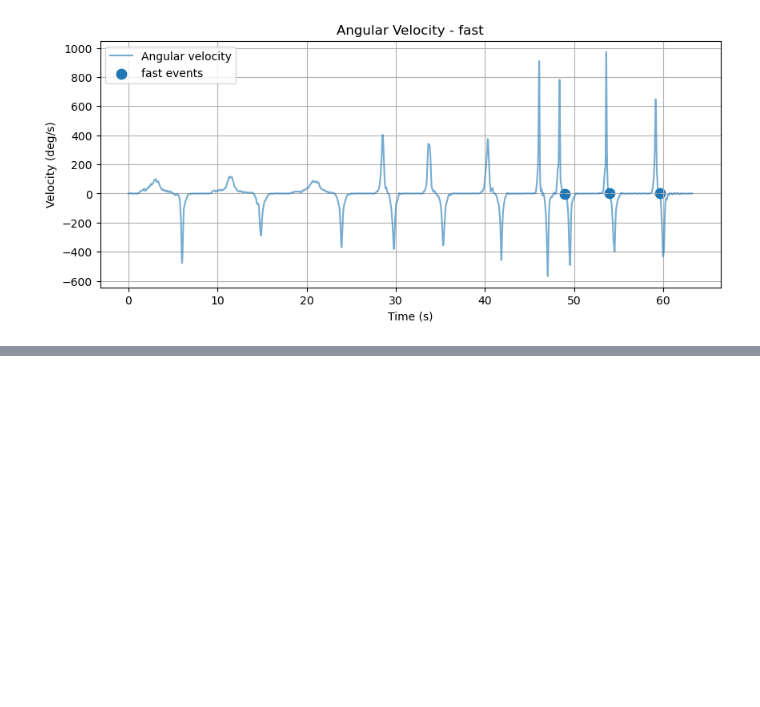
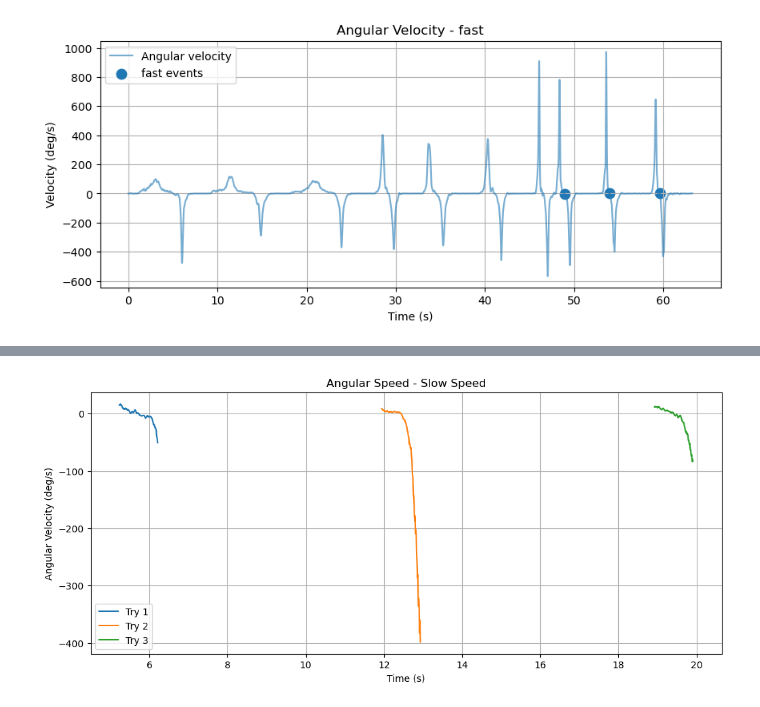
Before and after one commit to Anais-rgn/Projet_R_Python_M2_REHAB_2026, a Jupyter notebook: Python_Project/notebooks/Data_GG.ipynb, the cells around one changed output, grey strips where cells are left out. Cells and saved outputs as stored; diff of their text form; code cells hidden in the pictures; blank space fills up the shorter version.

```diff
--- a/Python_Project/notebooks/Data_GG.ipynb
+++ b/Python_Project/notebooks/Data_GG.ipynb
@@ -1021,0 +1625,81 @@ for speed in ["slow", "medium", "fast"]:
+# %%
+# ==========================================================
+# STEP 8: COMPUTE ANGULAR VELOCITY AND PLOT PER CATEGORY
+# ==========================================================
+
+import numpy as np
+import matplotlib.pyplot as plt
+
+# ---------- FUNCTION TO COMPUTE ANGULAR VELOCITY ----------
+def compute_angular_velocity(df_angles):
+    """
+    Compute angular velocity (deg/s) from a dataframe with time and angle.
+
+    df_angles: dataframe with columns "time" and "angle"
+
+    Returns:
+        time_mid: array of times for velocity points
+        vel: array of angular velocities
+    """
+    time = df_angles["time"].values
+    angle = df_angles["angle"].values
+
+    # Compute derivative (angular velocity) using np.diff
+    vel = np.diff(angle) / np.diff(time)
+
+    # Midpoint times for derivative points
+    time_mid = time[:-1] + np.diff(time)/2
+
+    return time_mid, vel
+
+# ---------- FUNCTION TO EXTRACT ANGLE SEGMENTS AROUND EVENTS ----------
+def extract_event_segments(peaks, df_angles, window=0.5):
+    """
+    Extract small segments of the angle signal around each peak.
+
+    peaks: array of indices of extension peaks
+    df_angles: full angle dataframe
+    window: time before/after peak to include (s)
+    """
+    segments = []
+    for peak in peaks:
+        t_peak = df_angles["time"].iloc[peak]
+        # Select segment ±window around peak
+        seg = df_angles[(df_angles["time"] >= t_peak - window) &
+                        (df_angles["time"] <= t_peak + window)].copy()
+        segments.append(seg)
+    return segments
+
+# ---------- PLOT FUNCTION ----------
+def plot_angular_velocity_category(df_angles, peaks, category_name):
+    """
+    Plot angular velocity for each of the 3 events in a category.
+    """
+    segments = extract_event_segments(peaks, df_angles, window=0.5)
+
+    plt.figure(figsize=(12,5))
+
+    for i, seg in enumerate(segments):
+        time_mid, vel = compute_angular_velocity(seg)
+        plt.plot(time_mid, vel, label=f"Try {i+1}")
+
+    plt.xlabel("Time (s)")
+    plt.ylabel("Angular Velocity (deg/s)")
+    plt.title(f"Angular Speed - {category_name}")
+    plt.legend()
+    plt.grid(True)
+    plt.show()
+
+
+# ---------- APPLY TO EACH CATEGORY ----------
+
+# Slow events
+plot_angular_velocity_category(df_wrist_angles, slow_peaks, "Slow Speed")
+
+# Medium events
+plot_angular_velocity_category(df_wrist_angles, medium_peaks, "Medium Speed")
+
+# Fast events
+plot_angular_velocity_category(df_wrist_angles, fast_peaks, "Fast Speed")
+# %% [output]
+[figure, added]
```
Also changed, not shown: parts of 11 cells of this notebook, 12 other files.
